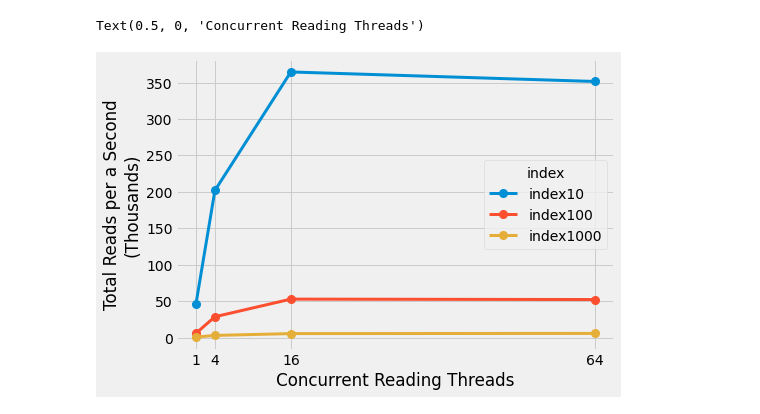
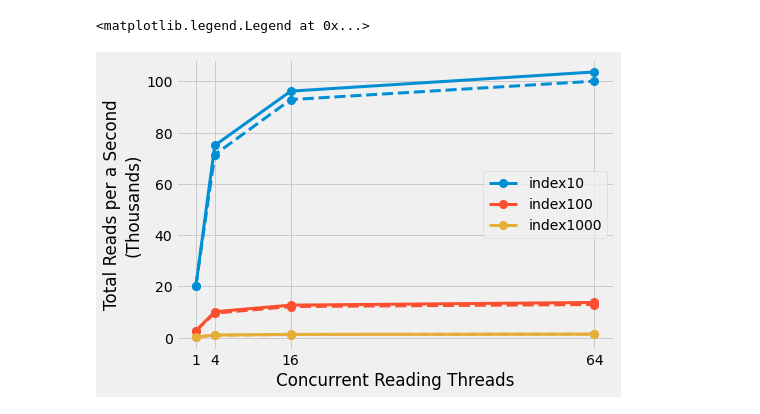
Before and after one commit to DBFromZero/dbf0java, a Jupyter notebook: analysis/benchmark_disk_key_value_readonly.ipynb, the cells around one changed output. Drawn from its saved outputs; the diff is of its cells as text; code cells hidden in the pictures.

```diff
--- a/analysis/benchmark_disk_key_value_readonly.ipynb
+++ b/analysis/benchmark_disk_key_value_readonly.ipynb
@@ -16,14 +52,17 @@ figdir = 'figures/disk_key_value_readonly'
 duration_seconds = 10
 
 results = []
-with open('../benchmarks/disk_key_value/readonly/local_2020_04_15.jsonl', 'rt') as fp:
+with open('../benchmarks/disk_key_value/readonly/i3.2xlarge_2020_04_16.jsonl', 'rt') as fp:
     for line in fp:
         spec, counts = json.loads(line)
         spec.update(counts)
         results.append(spec)
 results = pd.DataFrame(results)
 
+results['db_size'] = results['data_path'].map(
+    lambda x: int(os.path.basename(os.path.dirname(x)).replace('db', '')))
 results['index'] = results['index_path'].map(os.path.basename)
+
 results = results.drop(['data_path', 'known_keys_data_path', 'key_set_size', 'index_path'], axis=1)
 
 
@@ -43,6 +82,7 @@ plt.plot(results['known_key_get_frac'], results['found'] / results['get'], 'bo')
 # %%
 x = results.copy()
 x['get'] /= (duration_seconds * 1000)
-agg = x.groupby(['index', 'known_key_get_frac', 'read_threads'])['get'].describe()
+agg = x.groupby(['db_size', 'index', 'known_key_get_frac', 'read_threads'])['get'].describe()
+agg = agg[['count', 'min', '25%', '50%', '75%', 'max']]
 agg
 # %% [output]
@@ -67,15 +168,22 @@ agg
 # %%
 x = agg.reset_index()
 x = x[x['known_key_get_frac'] == 0.5]
-x = x.groupby(['index', 'read_threads'])['50%'].apply(lambda x: x.iloc[0]).unstack().T
-x
-x.plot(lw=3, ms=8, marker='o', figsize=(7, 5))
-plt.xticks([1, 4, 16, 64])
-plt.ylabel('Total Reads per a Second\n(Thousands)')
-plt.xlabel('Concurrent Reading Threads')
+fig = plt.figure(figsize=(7,5))
+ax = fig.add_subplot(1, 1, 1)
+colors = [c['color'] for c in plt.rcParams['axes.prop_cycle']]
+for (db_size, x),ls in zip(x.groupby('db_size'), ['-', '--']):
+    x = x.groupby(['index', 'read_threads'])['50%'].apply(lambda x: x.iloc[0]).unstack().T
+    x.plot(ax=ax, lw=3, ms=8, marker='o', ls=ls, color=colors[:3:])
+    plt.xticks([1, 4, 16, 64])
+    plt.ylabel('Total Reads per a Second\n(Thousands)')
+    plt.xlabel('Concurrent Reading Threads')
+for l in ax.get_lines():
+    if l.get_linestyle() != '-':
+        l.set_label(None)
+plt.legend()
 # %% [output]
-Text(0.5, 0, 'Concurrent Reading Threads')
+<matplotlib.legend.Legend at 0x...>
-[figure, old version]
+[figure, new version]
 # %%
 fig = plt.figure(figsize=(9, 15))
 fig.subplots_adjust(hspace=0.3)
```
Also changed, not shown: parts of 11 cells of this notebook, 3 other files.
